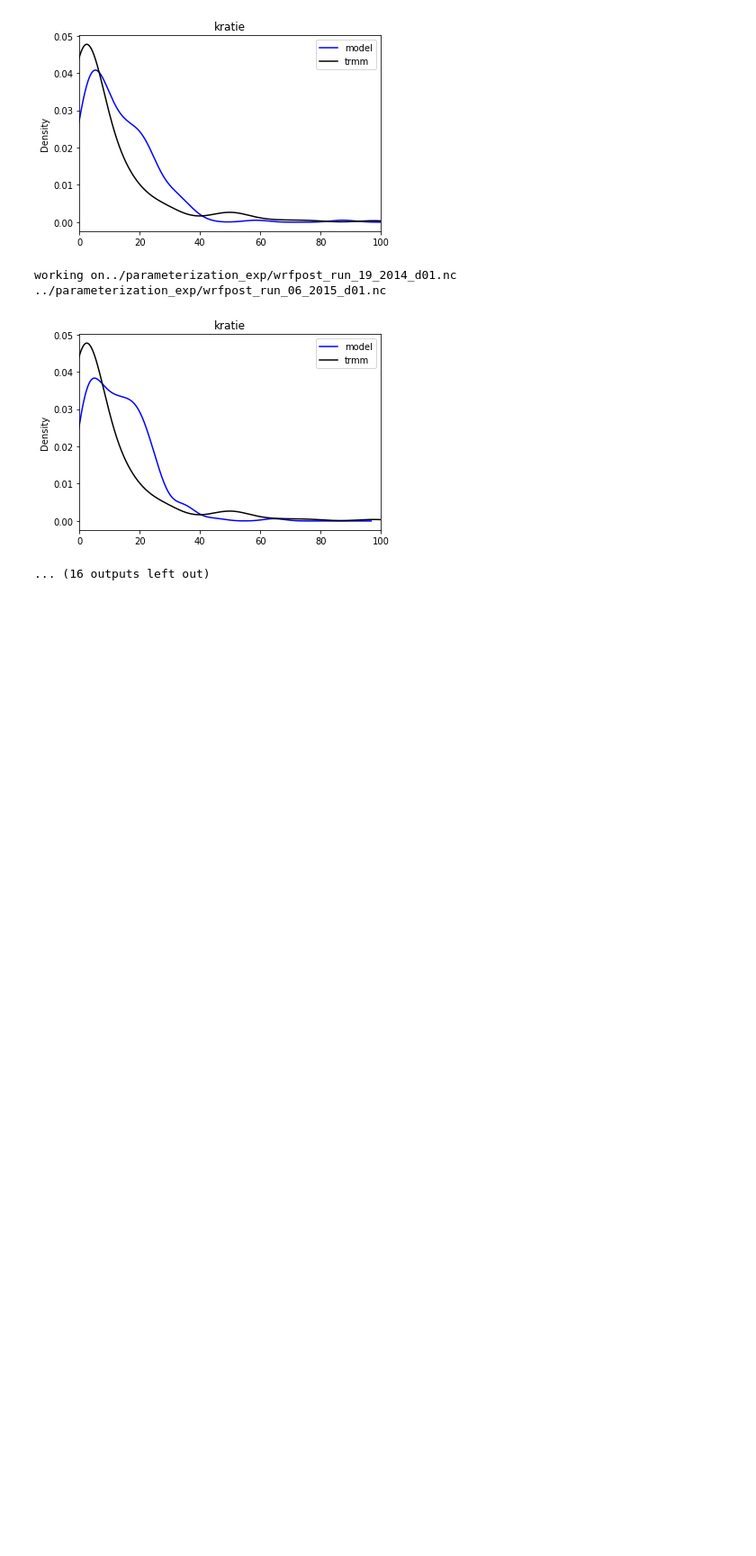
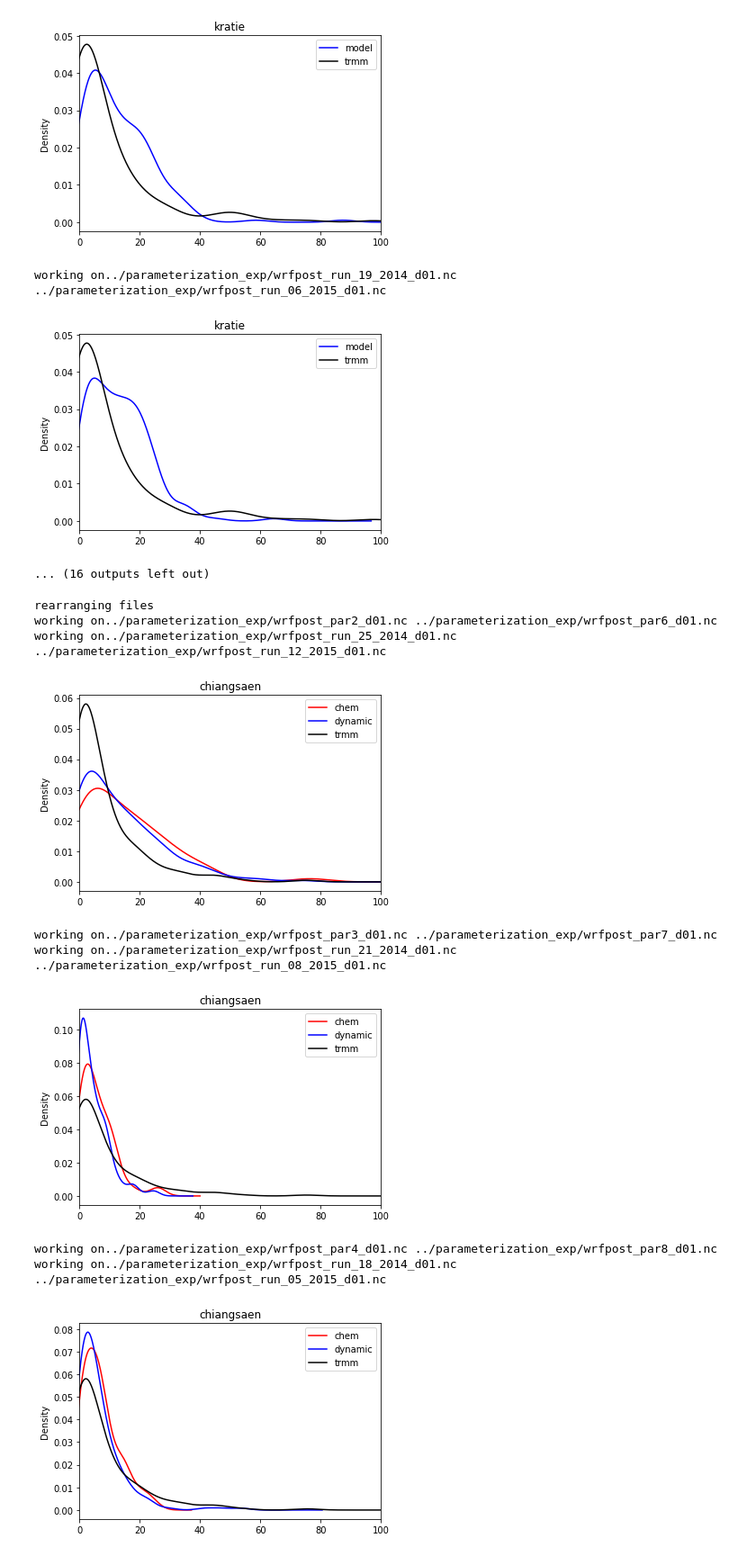
Before and after one commit to likkhian/principia, a Jupyter notebook: plot_pdf.ipynb, the cells around one changed output. Shown at 90% size. Cells and saved outputs as stored; diff of their text form; code cells hidden in the pictures; blank space fills up the shorter version.

```diff
--- a/plot_pdf.ipynb
+++ b/plot_pdf.ipynb
@@ -173,3 +173,77 @@ working on../parameterization_exp/wrfpost_run_18_2014_d01.nc ../parameterization
 working on../parameterization_exp/wrfpost_run_19_2014_d01.nc ../parameterization_exp/wrfpost_run_06_2015_d01.nc
 [figure]
 ... (16 outputs left out)
+# %%
+file_list2014=[]
+file_list2015=[]
+file_list2014dyn=[]
+file_list2015dyn=[]
+# for name in glob.glob('../parameterization_exp/wrfpost_par*d01.nc'):
+#     file_list2014.append(name)
+# for name in glob.glob('../parameterization_exp/wrfpost_par*d01.nc'):
+#     file_list2015.append(name)
+file_list2014.append('../parameterization_exp/wrfpost_par2_d01.nc')
+file_list2014.append('../parameterization_exp/wrfpost_par3_d01.nc')
+file_list2014.append('../parameterization_exp/wrfpost_par4_d01.nc')
+file_list2015.append('../parameterization_exp/wrfpost_par6_d01.nc')
+file_list2015.append('../parameterization_exp/wrfpost_par7_d01.nc')
+file_list2015.append('../parameterization_exp/wrfpost_par8_d01.nc')
+file_list2015dyn.append('../parameterization_exp/wrfpost_run_12_2015_d01.nc')
+file_list2014dyn.append('../parameterization_exp/wrfpost_run_25_2014_d01.nc')
+file_list2015dyn.append('../parameterization_exp/wrfpost_run_08_2015_d01.nc')
+file_list2014dyn.append('../parameterization_exp/wrfpost_run_21_2014_d01.nc')
+file_list2015dyn.append('../parameterization_exp/wrfpost_run_05_2015_d01.nc')
+file_list2014dyn.append('../parameterization_exp/wrfpost_run_18_2014_d01.nc')
+
+#rearrange files by number
+print('rearranging files')
+def atoi(text):
+    return int(text) if text.isdigit() else text
+
+def natural_keys(text):
+    return [ atoi(c) for c in re.split('(\d+)', text) ]
+
+file_list2014.sort(key=natural_keys)
+file_list2015.sort(key=natural_keys)
+
+def plotpdf3(loc,data,data2,frame,title):
+    ilat,ilon=pos(loc,frame)
+    ilattrmm,ilontrmm=pos(loc,trmm14)
+    valtrmm=pd.DataFrame(trmm[:,ilattrmm,ilontrmm],columns=(['trmm']))
+    val=pd.DataFrame(data[:,ilat,ilon],columns=['chem'])
+    val2=pd.DataFrame(data2[:,ilat,ilon],columns=['dynamic'])
+    ax=val.plot.density(color='red')
+    val2.plot.density(ax=ax,color='blue')
+    valtrmm.plot.density(ax=ax,color='black')
+    ax.set_xbound(lower=0,upper=100)
+    ax.set_title(title)
+
+#combine files
+for fileIndex in range(0,len(file_list2014)):
+    print('working on'+file_list2014[fileIndex],file_list2015[fileIndex])
+    print('working on'+file_list2014dyn[fileIndex],file_list2015dyn[fileIndex])
+    wrf2014=xr.open_dataset(file_list2014[fileIndex])
+    wrf2015=xr.open_dataset(file_list2015[fileIndex])
+    wrf2014dyn=xr.open_dataset(file_list2014dyn[fileIndex])
+    wrf2015dyn=xr.open_dataset(file_list2015dyn[fileIndex])
+    ti,la,lo=np.shape(wrf2014.PPT)
+    ppt=np.zeros([62,la,lo])
+    ppt[:31,:,:]=wrf2014.PPT
+    ppt[31:,:,:]=wrf2015.PPT
+    ppt2=np.zeros([184,la,lo])
+    ppt2[:92,:,:]=wrf2014dyn.PPT
+    ppt2[92:,:,:]=wrf2015dyn.PPT
+    plotpdf3(chiangsaen_loc,ppt,ppt2,wrf2014,'chiangsaen')
+
+    plt.show()
+# %% [output]
+rearranging files
+working on../parameterization_exp/wrfpost_par2_d01.nc ../parameterization_exp/wrfpost_par6_d01.nc
+working on../parameterization_exp/wrfpost_run_25_2014_d01.nc ../parameterization_exp/wrfpost_run_12_2015_d01.nc
+[figure, added]
+working on../parameterization_exp/wrfpost_par3_d01.nc ../parameterization_exp/wrfpost_par7_d01.nc
+working on../parameterization_exp/wrfpost_run_21_2014_d01.nc ../parameterization_exp/wrfpost_run_08_2015_d01.nc
+[figure, added]
+working on../parameterization_exp/wrfpost_par4_d01.nc ../parameterization_exp/wrfpost_par8_d01.nc
+working on../parameterization_exp/wrfpost_run_18_2014_d01.nc ../parameterization_exp/wrfpost_run_05_2015_d01.nc
+[figure, added]
```
Also changed, not shown: parts of 3 cells of this notebook.
